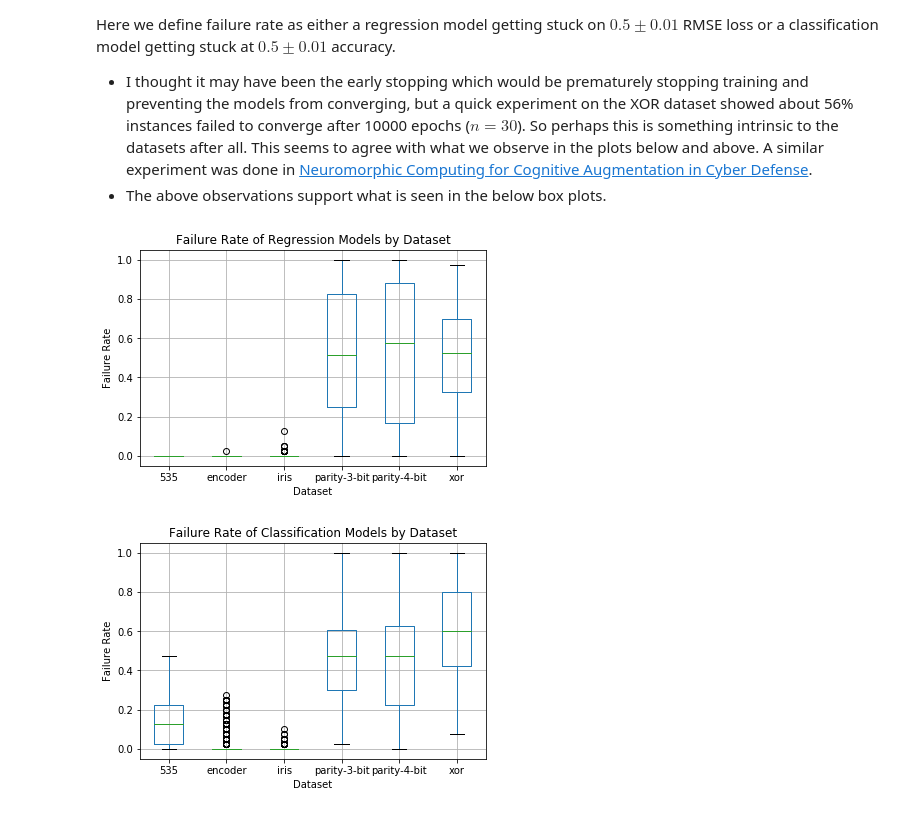
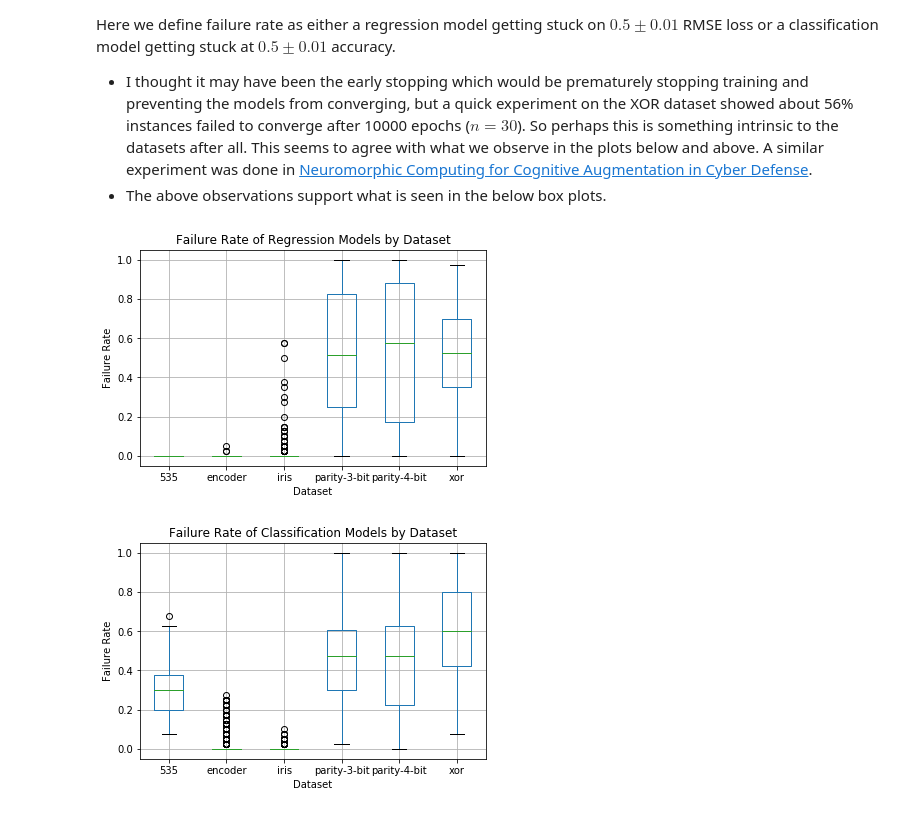
Before and after one commit to AnthonyDickson/Neural-Networks, a Jupyter notebook: notebooks/Exploratory Data Analysis.ipynb, the cells around one changed output. Drawn from its saved outputs; the diff is of its cells as text; code cells hidden in the pictures.

Commit message:
refactor plotting and stats methods and start analysis on some other hyperparameters

```diff
--- a/notebooks/Exploratory Data Analysis.ipynb
+++ b/notebooks/Exploratory Data Analysis.ipynb
@@ -69,14 +63,0 @@ df.head()
-# %%
-# Some useful masks
-using_relu = df['activation_func'] == 'LeakyReLU'
-using_sigmoid = df['activation_func'] == 'Sigmoid'
-
-using_sgd = df['batch_size'] == 1
-using_minibatch_sgd = df['batch_size'] > 1
-using_batch_sgd = df['batch_size'] == -1  # -1 was the special value used to indicate batch sgd in experiment code.
-
-using_regression = df['clf_type'] == 'MLPRegressor'
-using_classification = df['clf_type'] == 'MLPClassifier'
-
-no_shuffling = df['shuffle_batches'] == False
-shuffles_batch = df['shuffle_batches'] == True
@@ -391,16 +234,16 @@ classification_df = classification_df.assign(fail_count=fail_count, fail_rate=fa
 # %%
-ax = regression_df.boxplot(column='fail_rate', by='dataset')
+ax = df[using_regression].boxplot(column='fail_rate', by='dataset')
 ax.set_ylabel('Failure Rate')
 ax.set_xlabel('Dataset')
 ax.set_title('Failure Rate of Regression Models by Dataset')
 plt.suptitle('');  # get rid of the generic title pandas gives us.
 # %% [output]
-[figure, old version]
+[figure, new version]
 # %%
-ax = classification_df.boxplot(column='fail_rate', by='dataset')
+ax = df[using_classification].boxplot(column='fail_rate', by='dataset')
 ax.set_ylabel('Failure Rate')
 ax.set_xlabel('Dataset')
 ax.set_title('Failure Rate of Classification Models by Dataset')
 plt.suptitle('');  # get rid of the generic title pandas gives us.
 # %% [output]
-[figure, old version]
+[figure, new version]
```
Also changed, not shown: parts of 11 cells of this notebook, 6 other files.
